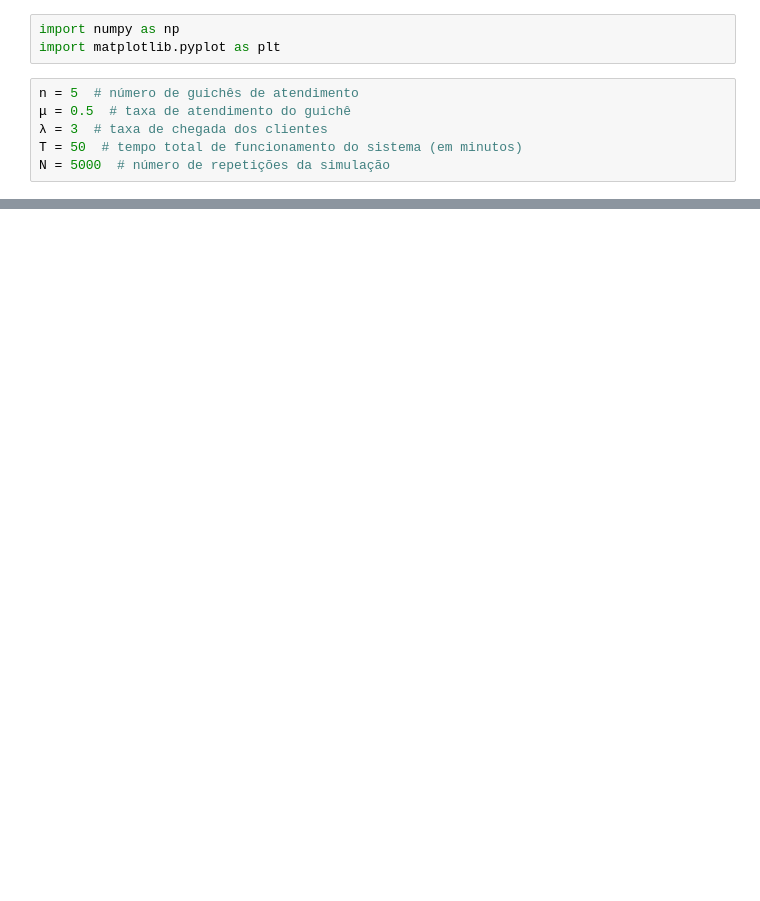
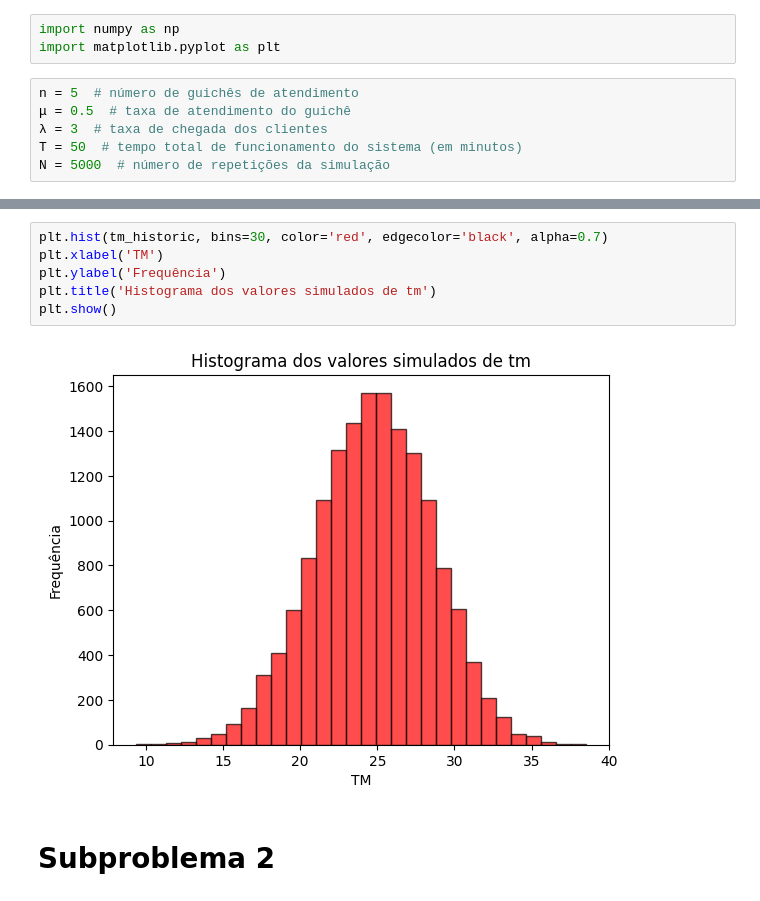
Before and after one commit to yagoprimerano/ep1-sist-complexos, a Jupyter notebook: main.ipynb, the cells around one changed output, grey strips where cells are left out. Cells and saved outputs as stored; diff of their text form; blank space fills up the shorter version.

```diff
--- a/main.ipynb
+++ b/main.ipynb
@@ -113,0 +154,10 @@ plt.show()
+# %%
+plt.hist(tm_historic, bins=30, color='red', edgecolor='black', alpha=0.7)
+plt.xlabel('TM')
+plt.ylabel('Frequência')
+plt.title('Histograma dos valores simulados de tm')
+plt.show()
+# %% [output]
+[figure, added]
+# %% [markdown]
+# Subproblema 2
```
Also changed, not shown: parts of 13 cells of this notebook.
